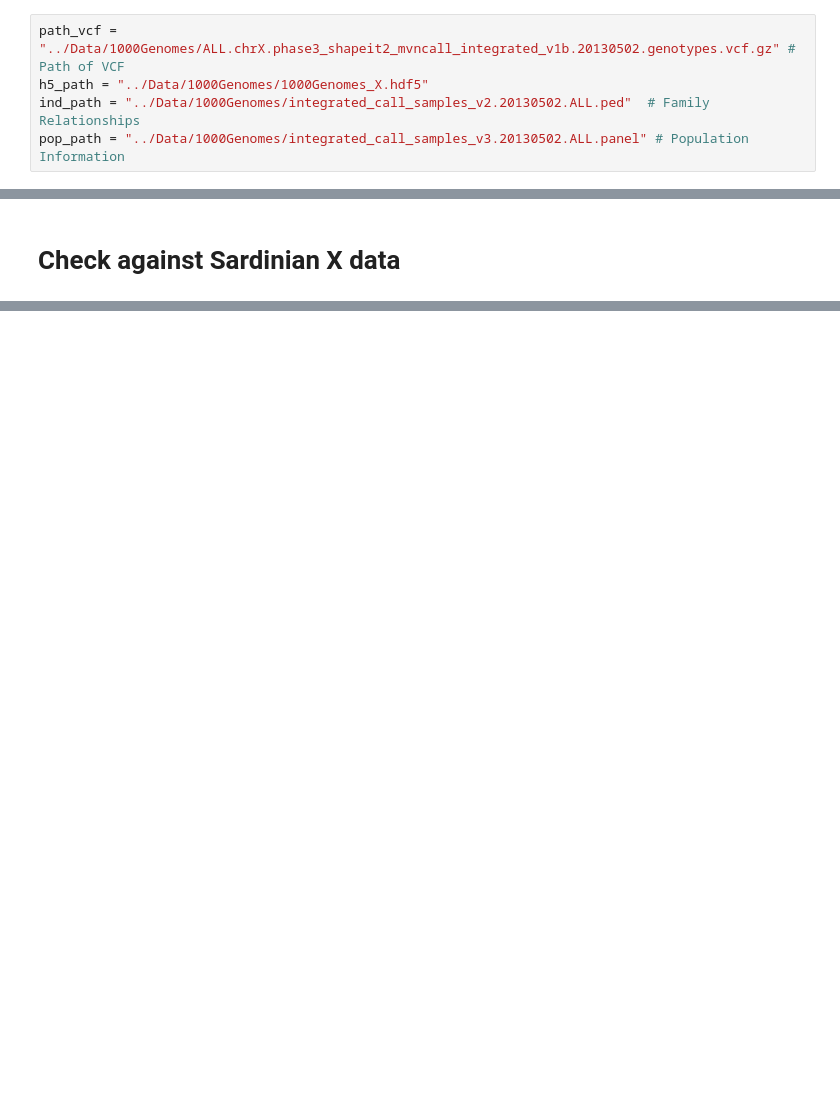
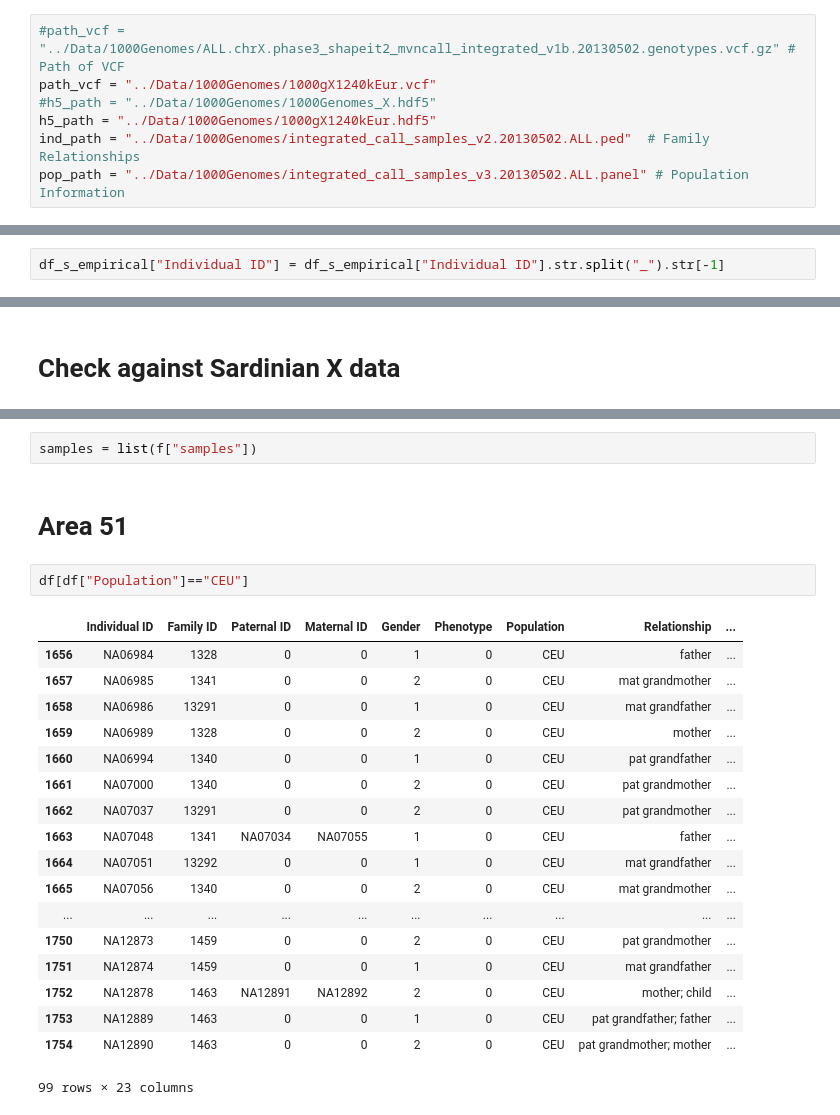
Before and after one commit to hringbauer/hapROH, a Jupyter notebook: Notebooks/prepare_1000genomes.ipynb, the cells around one changed output, grey strips where cells are left out. Drawn from its saved outputs; the diff is of its cells as text; blank space fills up the shorter version.

Commit message:
1000 Genomes Integration

```diff
--- a/Notebooks/prepare_1000genomes.ipynb
+++ b/Notebooks/prepare_1000genomes.ipynb
@@ -6,8 +6,10 @@ import h5py  # Python Package to do the HDF5.
 import numpy as np
 import pandas as pd
 # %%
-path_vcf = "../Data/1000Genomes/ALL.chrX.phase3_shapeit2_mvncall_integrated_v1b.20130502.genotypes.vcf.gz" # Path of VCF
-h5_path = "../Data/1000Genomes/1000Genomes_X.hdf5"
+#path_vcf = "../Data/1000Genomes/ALL.chrX.phase3_shapeit2_mvncall_integrated_v1b.20130502.genotypes.vcf.gz" # Path of VCF
+path_vcf = "../Data/1000Genomes/1000gX1240kEur.vcf"
+#h5_path = "../Data/1000Genomes/1000Genomes_X.hdf5"
+h5_path = "../Data/1000Genomes/1000gX1240kEur.hdf5"
 ind_path = "../Data/1000Genomes/integrated_call_samples_v2.20130502.ALL.ped"  # Family Relationships
 pop_path = "../Data/1000Genomes/integrated_call_samples_v3.20130502.ALL.panel" # Population Information
 # %% [markdown]
@@ -43,3 +39,5 @@ df_s_empirical = pd.DataFrame({'Individual ID' : list(f["samples"])})
+# %%
+df_s_empirical["Individual ID"] = df_s_empirical["Individual ID"].str.split("_").str[-1]
 # %% [markdown]
 # Load and Merge Individual Meta Data
 # %%
@@ -167,0 +143,25 @@ Name: pos, Length: 49711, dtype: bool
+# %%
+samples = list(f["samples"])
+# %% [markdown]
+# Area 51
+# %%
+df[df["Population"]=="CEU"]
+# %% [output]
+|  | Individual ID | Family ID | Paternal ID | Maternal ID | Gender | Phenotype | Population | Relationship | ... |
+| 1656 | NA06984 | 1328 | 0 | 0 | 1 | 0 | CEU | father | ... |
+| 1657 | NA06985 | 1341 | 0 | 0 | 2 | 0 | CEU | mat grandmother | ... |
+| 1658 | NA06986 | 13291 | 0 | 0 | 1 | 0 | CEU | mat grandfather | ... |
+| 1659 | NA06989 | 1328 | 0 | 0 | 2 | 0 | CEU | mother | ... |
+| 1660 | NA06994 | 1340 | 0 | 0 | 1 | 0 | CEU | pat grandfather | ... |
+| 1661 | NA07000 | 1340 | 0 | 0 | 2 | 0 | CEU | pat grandmother | ... |
+| 1662 | NA07037 | 13291 | 0 | 0 | 2 | 0 | CEU | pat grandmother | ... |
+| 1663 | NA07048 | 1341 | NA07034 | NA07055 | 1 | 0 | CEU | father | ... |
+| 1664 | NA07051 | 13292 | 0 | 0 | 1 | 0 | CEU | mat grandfather | ... |
+| 1665 | NA07056 | 1340 | 0 | 0 | 2 | 0 | CEU | mat grandmother | ... |
+| ... | ... | ... | ... | ... | ... | ... | ... | ... | ... |
+| 1750 | NA12873 | 1459 | 0 | 0 | 2 | 0 | CEU | pat grandmother | ... |
+| 1751 | NA12874 | 1459 | 0 | 0 | 1 | 0 | CEU | mat grandfather | ... |
+| 1752 | NA12878 | 1463 | NA12891 | NA12892 | 2 | 0 | CEU | mother; child | ... |
+| 1753 | NA12889 | 1463 | 0 | 0 | 1 | 0 | CEU | pat grandfather; father | ... |
+| 1754 | NA12890 | 1463 | 0 | 0 | 2 | 0 | CEU | pat grandmother; mother | ... |
+99 rows × 23 columns
```
Also changed, not shown: parts of 18 cells of this notebook, 56 other files.
